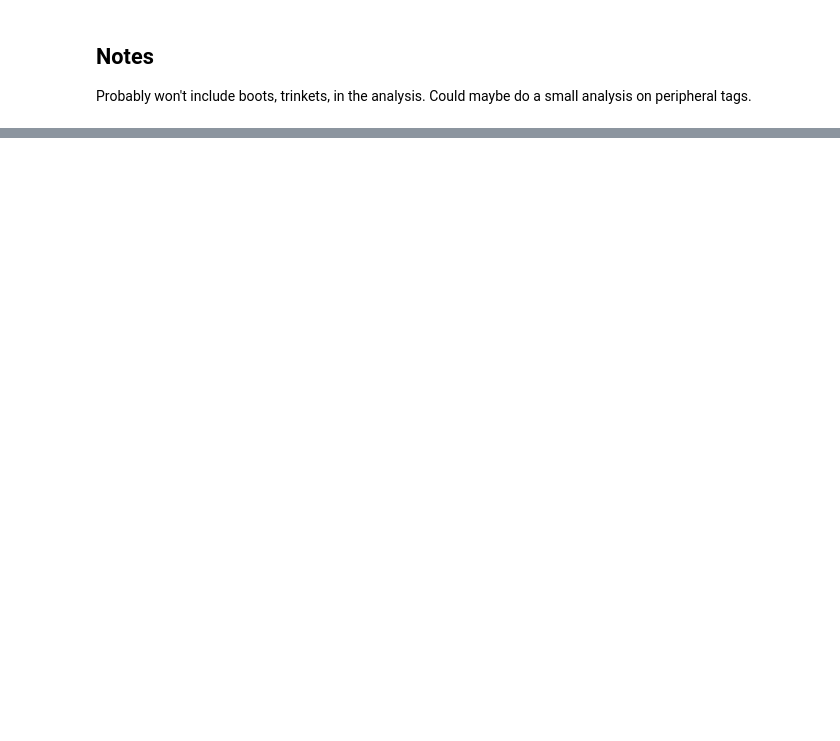
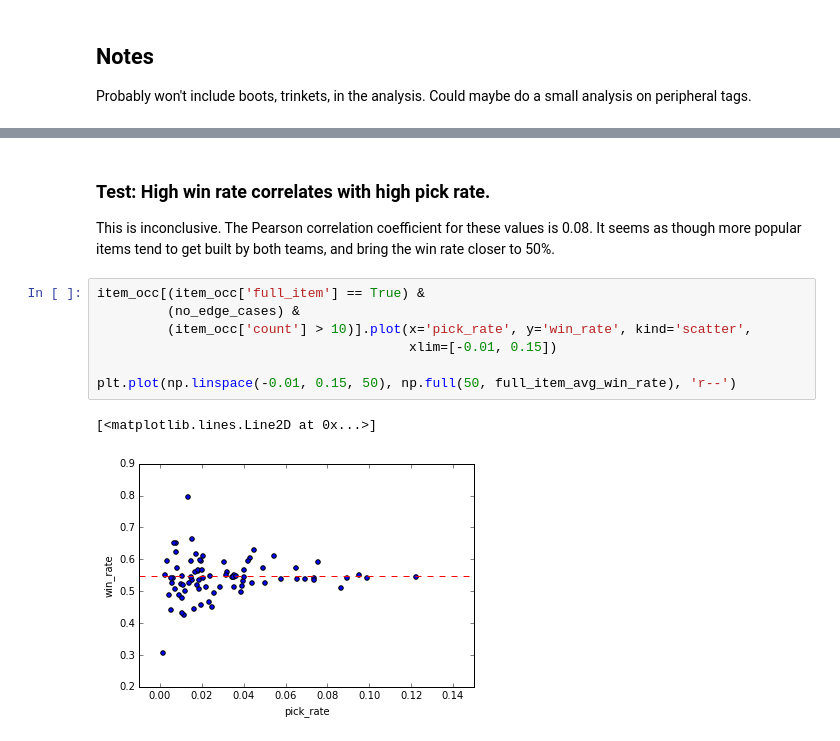
Before and after one commit to salvis2/SpringboardAlvis, a Jupyter notebook: capstone_project_1/capstone_project_1_EDA.ipynb, the cells around one changed output, grey strips where cells are left out. Drawn from its saved outputs; the diff is of its cells as text; blank space fills up the shorter version.

```diff
--- a/capstone_project_1/capstone_project_1_EDA.ipynb
+++ b/capstone_project_1/capstone_project_1_EDA.ipynb
@@ -117,0 +228,14 @@ Probably won't include boots, trinkets, in the analysis. Could maybe do a small
+# %% [markdown]
+### Test: High win rate correlates with high pick rate.
+
+This is inconclusive. The Pearson correlation coefficient for these values is 0.08. It seems as though more popular items tend to get built by both teams, and bring the win rate closer to 50%.
+# %%
+item_occ[(item_occ['full_item'] == True) &
+         (no_edge_cases) &
+         (item_occ['count'] > 10)].plot(x='pick_rate', y='win_rate', kind='scatter',
+                                        xlim=[-0.01, 0.15])
+
+plt.plot(np.linspace(-0.01, 0.15, 50), np.full(50, full_item_avg_win_rate), 'r--')
+# %% [output]
+[<matplotlib.lines.Line2D at 0x...>]
+[figure, added]
```
Also changed, not shown: parts of 47 cells of this notebook, 1 other file.
